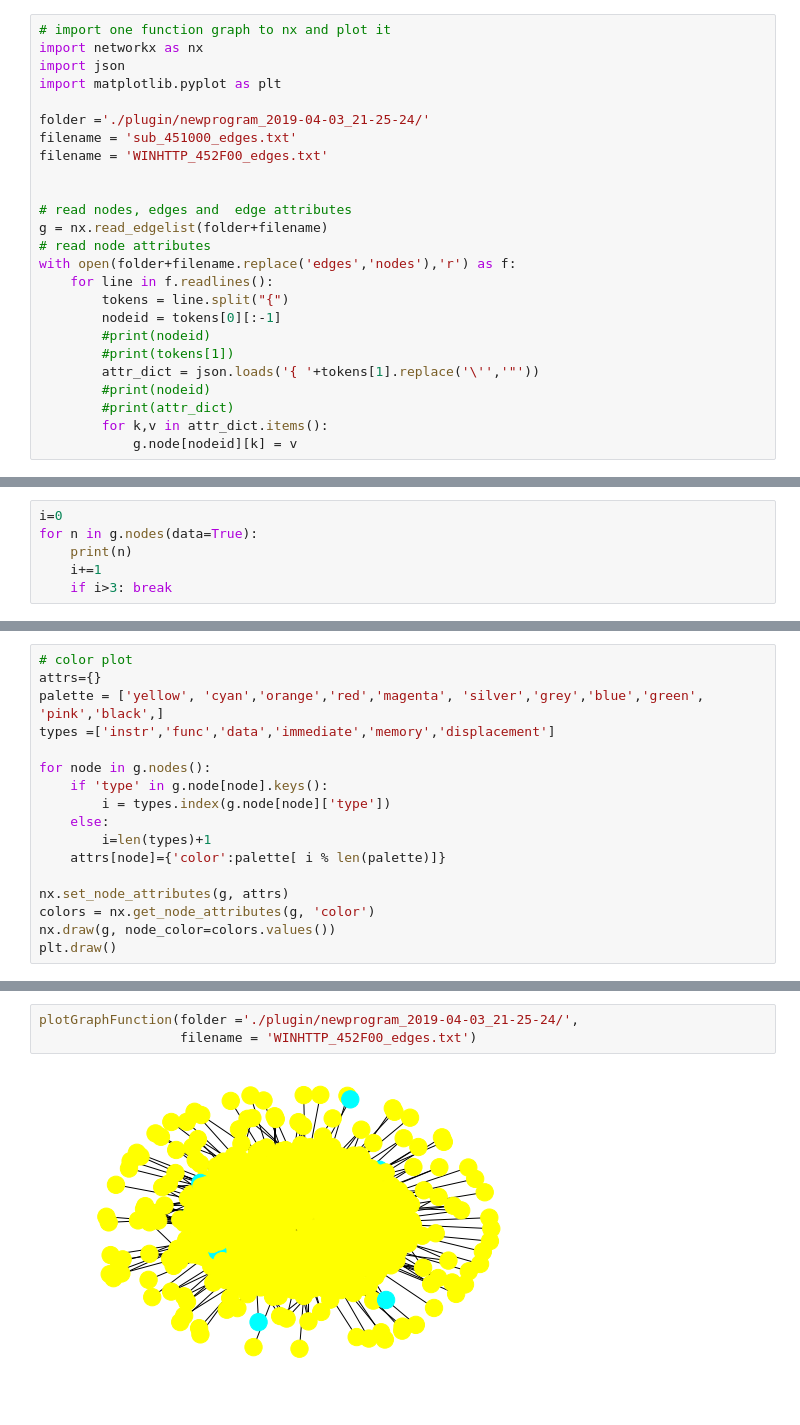
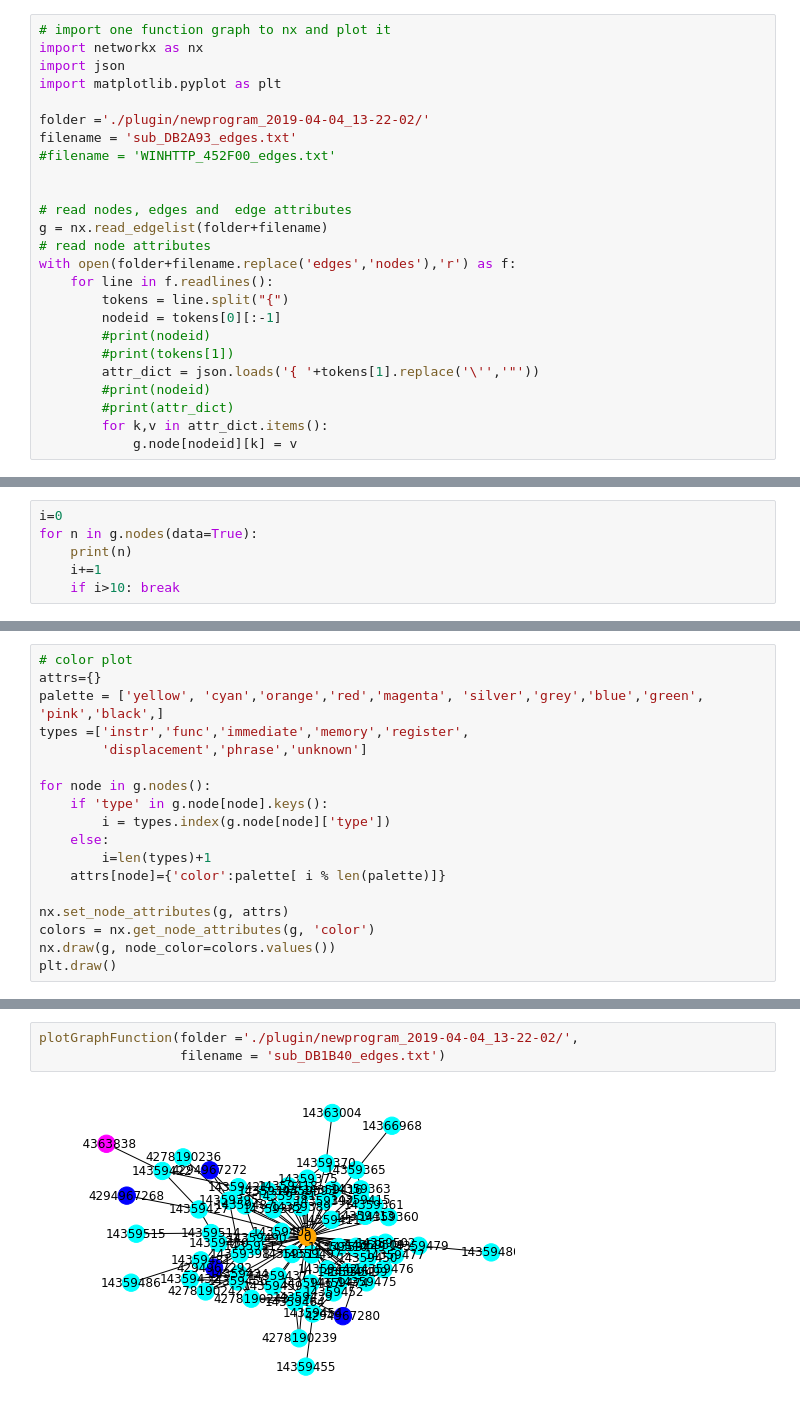
Before and after one commit to presmerats/GNN-MThesis, a Jupyter notebook: src/function_renaming/TFM_Dataset_part_I_import_graph.ipynb, the cells around one changed output, grey strips where cells are left out. Saved outputs shown, nothing was run; the diff lists cells and outputs as text.

Commit message:
importing into nx and visualization

```diff
--- a/src/function_renaming/TFM_Dataset_part_I_import_graph.ipynb
+++ b/src/function_renaming/TFM_Dataset_part_I_import_graph.ipynb
@@ -4,9 +291,9 @@ import networkx as nx
 import json
 import matplotlib.pyplot as plt
 
-folder ='./plugin/newprogram_2019-04-03_21-25-24/'
-filename = 'sub_451000_edges.txt'
-filename = 'WINHTTP_452F00_edges.txt'
+folder ='./plugin/newprogram_2019-04-04_13-22-02/'
+filename = 'sub_DB2A93_edges.txt'
+#filename = 'WINHTTP_452F00_edges.txt'
 
 
 # read nodes, edges and  edge attributes
@@ -39,5 +326,5 @@ i=0
 for n in g.nodes(data=True):
     print(n)
     i+=1
-    if i>3: break
+    if i>10: break
 # %% [output]
@@ -49,7 +343,8 @@ for n in g.nodes(data=True):
 # color plot
 attrs={}
 palette = ['yellow', 'cyan','orange','red','magenta', 'silver','grey','blue','green',   'pink','black',]
-types =['instr','func','data','immediate','memory','displacement']
+types =['instr','func','immediate','memory','register',
+        'displacement','phrase','unknown']
 
 for node in g.nodes():
     if 'type' in g.node[node].keys():
@@ -112,6 +454,6 @@ plotGraphFunction(folder ='./plugin/newprogram_2019-04-03_21-25-24/',
 # %%
-plotGraphFunction(folder ='./plugin/newprogram_2019-04-03_21-25-24/',
-                  filename = 'WINHTTP_452F00_edges.txt')
+plotGraphFunction(folder ='./plugin/newprogram_2019-04-04_13-22-02/',
+                  filename = 'sub_DB1B40_edges.txt')
 # %% [output]
-[figure, old version]
+[figure, new version]
 # %%
```
Also changed, not shown: parts of 14 cells of this notebook, 1 other file.
